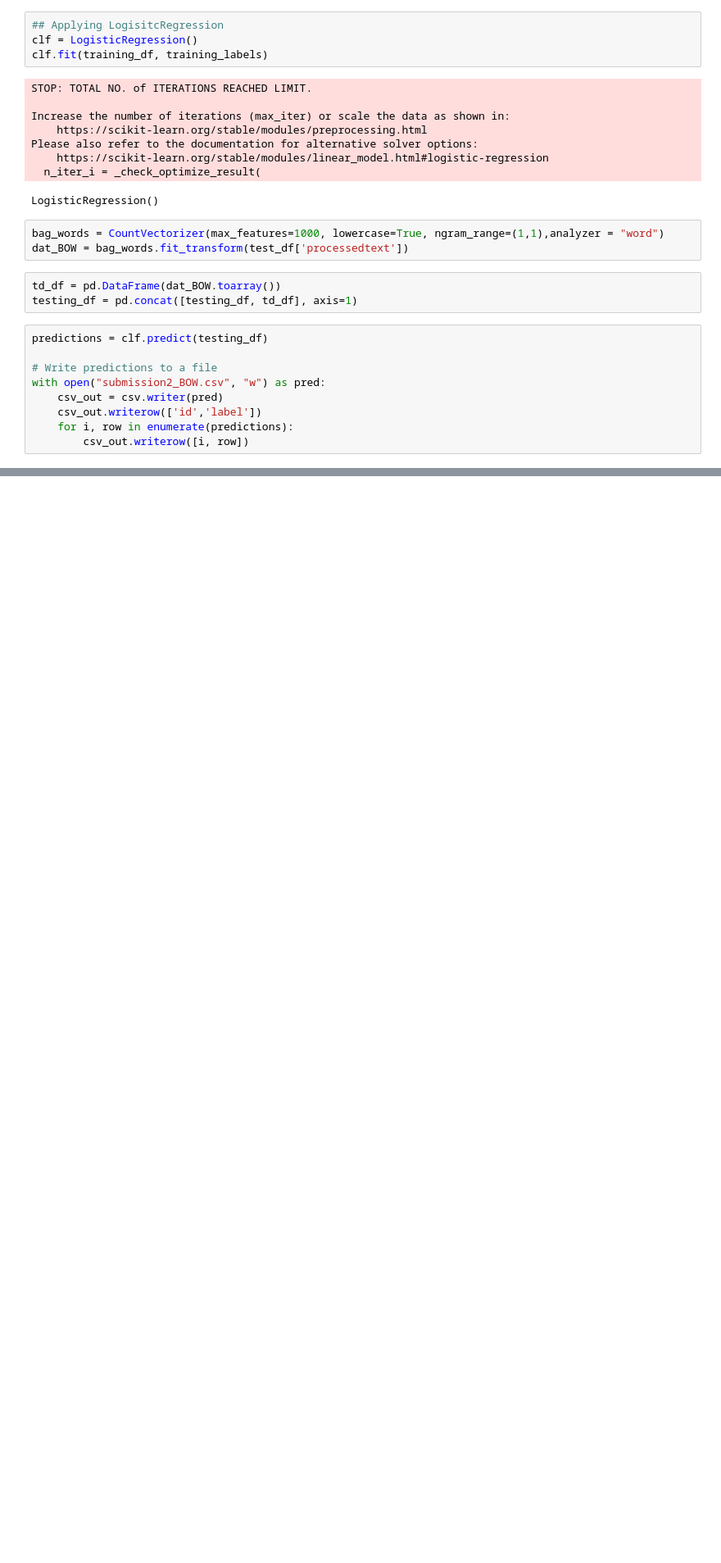
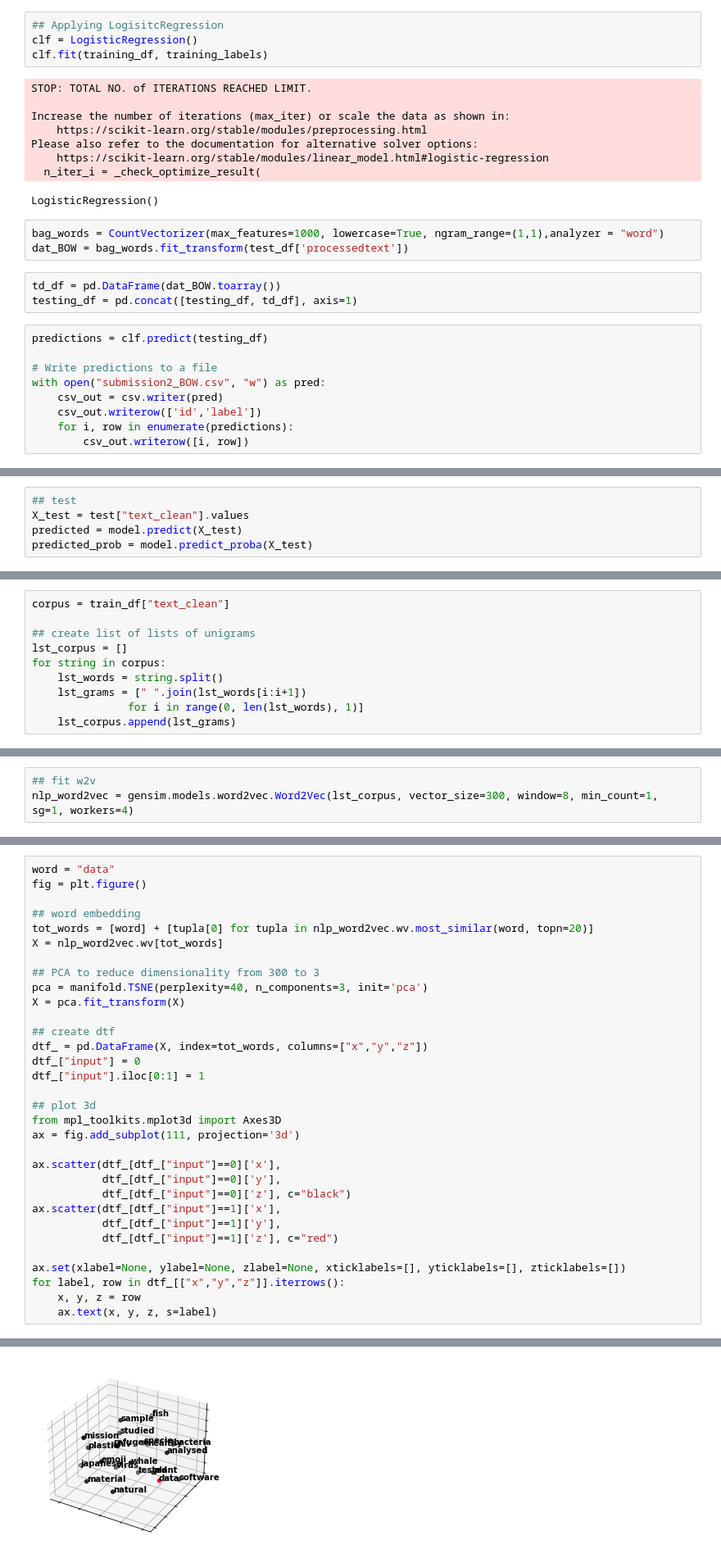
Before and after one commit to IemProg/SummarySourcePrediction, a Jupyter notebook: Demo.ipynb, the cells around one changed output, grey strips where cells are left out. Shown at 82% size. Cells and saved outputs as stored; diff of their text form; blank space fills up the shorter version.

```diff
--- a/Demo.ipynb
+++ b/Demo.ipynb
@@ -271,0 +478,5 @@ with open("submission2_BOW.csv", "w") as pred:
+# %%
+## test
+X_test = test["text_clean"].values
+predicted = model.predict(X_test)
+predicted_prob = model.predict_proba(X_test)
@@ -271,0 +541,10 @@ with open("submission2_BOW.csv", "w") as pred:
+# %%
+corpus = train_df["text_clean"]
+
+## create list of lists of unigrams
+lst_corpus = []
+for string in corpus:
+    lst_words = string.split()
+    lst_grams = [" ".join(lst_words[i:i+1])
+               for i in range(0, len(lst_words), 1)]
+    lst_corpus.append(lst_grams)
@@ -271,0 +588,3 @@ with open("submission2_BOW.csv", "w") as pred:
+# %%
+## fit w2v
+nlp_word2vec = gensim.models.word2vec.Word2Vec(lst_corpus, vector_size=300, window=8, min_count=1, sg=1, workers=4)
@@ -271,0 +597,33 @@ with open("submission2_BOW.csv", "w") as pred:
+# %%
+word = "data"
+fig = plt.figure()
+
+## word embedding
+tot_words = [word] + [tupla[0] for tupla in nlp_word2vec.wv.most_similar(word, topn=20)]
+X = nlp_word2vec.wv[tot_words]
+
+## PCA to reduce dimensionality from 300 to 3
+pca = manifold.TSNE(perplexity=40, n_components=3, init='pca')
+X = pca.fit_transform(X)
+
+## create dtf
+dtf_ = pd.DataFrame(X, index=tot_words, columns=["x","y","z"])
+dtf_["input"] = 0
+dtf_["input"].iloc[0:1] = 1
+
+## plot 3d
+from mpl_toolkits.mplot3d import Axes3D
+ax = fig.add_subplot(111, projection='3d')
+
+ax.scatter(dtf_[dtf_["input"]==0]['x'],
+           dtf_[dtf_["input"]==0]['y'],
+           dtf_[dtf_["input"]==0]['z'], c="black")
+ax.scatter(dtf_[dtf_["input"]==1]['x'],
+           dtf_[dtf_["input"]==1]['y'],
+           dtf_[dtf_["input"]==1]['z'], c="red")
+
+ax.set(xlabel=None, ylabel=None, zlabel=None, xticklabels=[], yticklabels=[], zticklabels=[])
+for label, row in dtf_[["x","y","z"]].iterrows():
+    x, y, z = row
+    ax.text(x, y, z, s=label)
+# %% [output]
@@ -271,0 +634 @@ with open("submission2_BOW.csv", "w") as pred:
+[figure, added]
```
Also changed, not shown: parts of 64 cells of this notebook, 1 other file.
